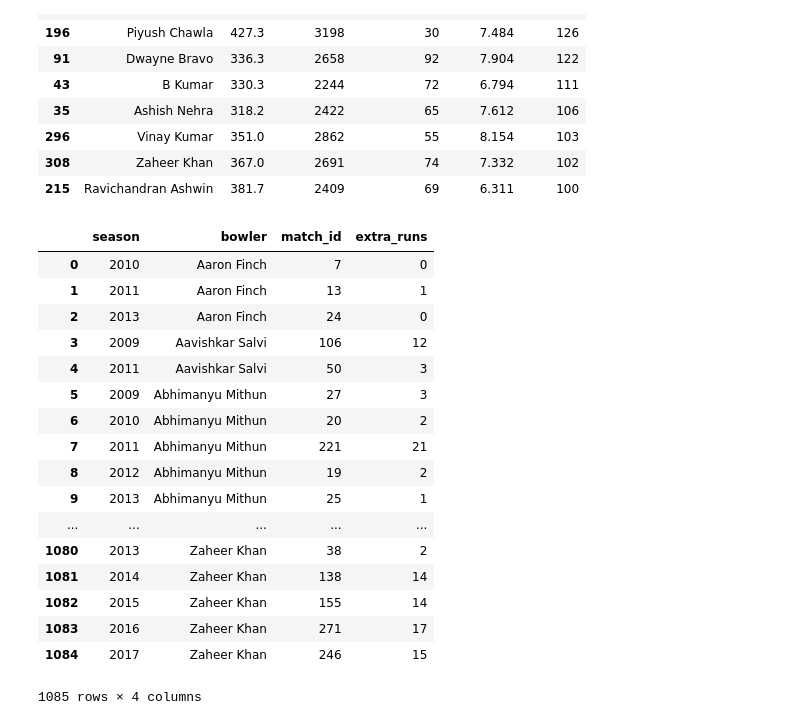
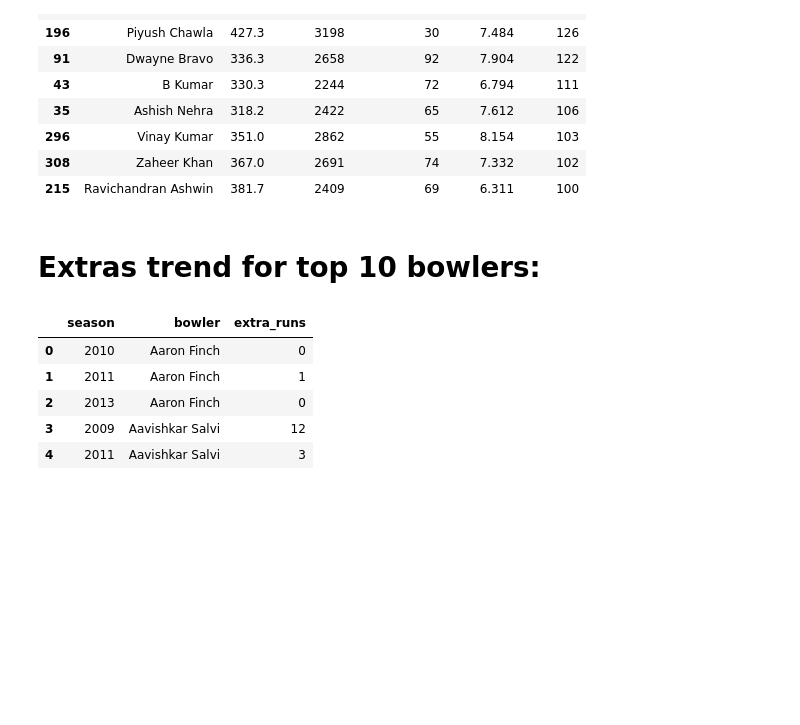
Before and after one commit to venugopalshetty1/datahackIPL, a Jupyter notebook: Untitled1 (3).ipynb, the cells around one changed output. Cells and saved outputs as stored; diff of their text form; code cells hidden in the pictures; blank space fills up the shorter version.

```diff
--- a/Untitled1 (3).ipynb
+++ b/Untitled1 (3).ipynb
@@ -1534,6 +1686,8 @@ bowler_overs.sort_values(['wickets'], ascending=0).head(10)
 | 296 | Vinay Kumar | 351.0 | 2862 | 55 | 8.154 | 103 |
 | 308 | Zaheer Khan | 367.0 | 2691 | 74 | 7.332 | 102 |
 | 215 | Ravichandran Ashwin | 381.7 | 2409 | 69 | 6.311 | 100 |
+# %% [markdown]
+# Extras trend for top 10 bowlers:
 # %%
 #### Check the trend of bowling extras for the top 10 bowlers.
 
@@ -1542,26 +1696,14 @@ matches=match_data[['match_id','season']]
 # %%
 top_10_bowler_extras_trend=bowler_overs.merge((extras.merge(matches, on='match_id')).groupby(['season','bowler'],as_index=False)['extra_runs'].sum(), on='bowler')[['season','bowler','extra_runs']]
 # %%
-top_10_bowler_extras_trend
+top_10_bowler_extras_trend.head()
 # %% [output]
-|  | season | bowler | match_id | extra_runs |
-| 0 | 2010 | Aaron Finch | 7 | 0 |
-| 1 | 2011 | Aaron Finch | 13 | 1 |
-| 2 | 2013 | Aaron Finch | 24 | 0 |
-| 3 | 2009 | Aavishkar Salvi | 106 | 12 |
-| 4 | 2011 | Aavishkar Salvi | 50 | 3 |
-| 5 | 2009 | Abhimanyu Mithun | 27 | 3 |
-| 6 | 2010 | Abhimanyu Mithun | 20 | 2 |
-| 7 | 2011 | Abhimanyu Mithun | 221 | 21 |
-| 8 | 2012 | Abhimanyu Mithun | 19 | 2 |
-| 9 | 2013 | Abhimanyu Mithun | 25 | 1 |
-| ... | ... | ... | ... | ... |
-| 1080 | 2013 | Zaheer Khan | 38 | 2 |
-| 1081 | 2014 | Zaheer Khan | 138 | 14 |
-| 1082 | 2015 | Zaheer Khan | 155 | 14 |
-| 1083 | 2016 | Zaheer Khan | 271 | 17 |
-| 1084 | 2017 | Zaheer Khan | 246 | 15 |
+|  | season | bowler | extra_runs |
+| 0 | 2010 | Aaron Finch | 0 |
+| 1 | 2011 | Aaron Finch | 1 |
+| 2 | 2013 | Aaron Finch | 0 |
+| 3 | 2009 | Aavishkar Salvi | 12 |
+| 4 | 2011 | Aavishkar Salvi | 3 |
-1085 rows × 4 columns
 # %%
 #### trend line for the extra bowled by top 10 player from 2008 to 2017.
 
```
Also changed, not shown: parts of 71 cells of this notebook.
